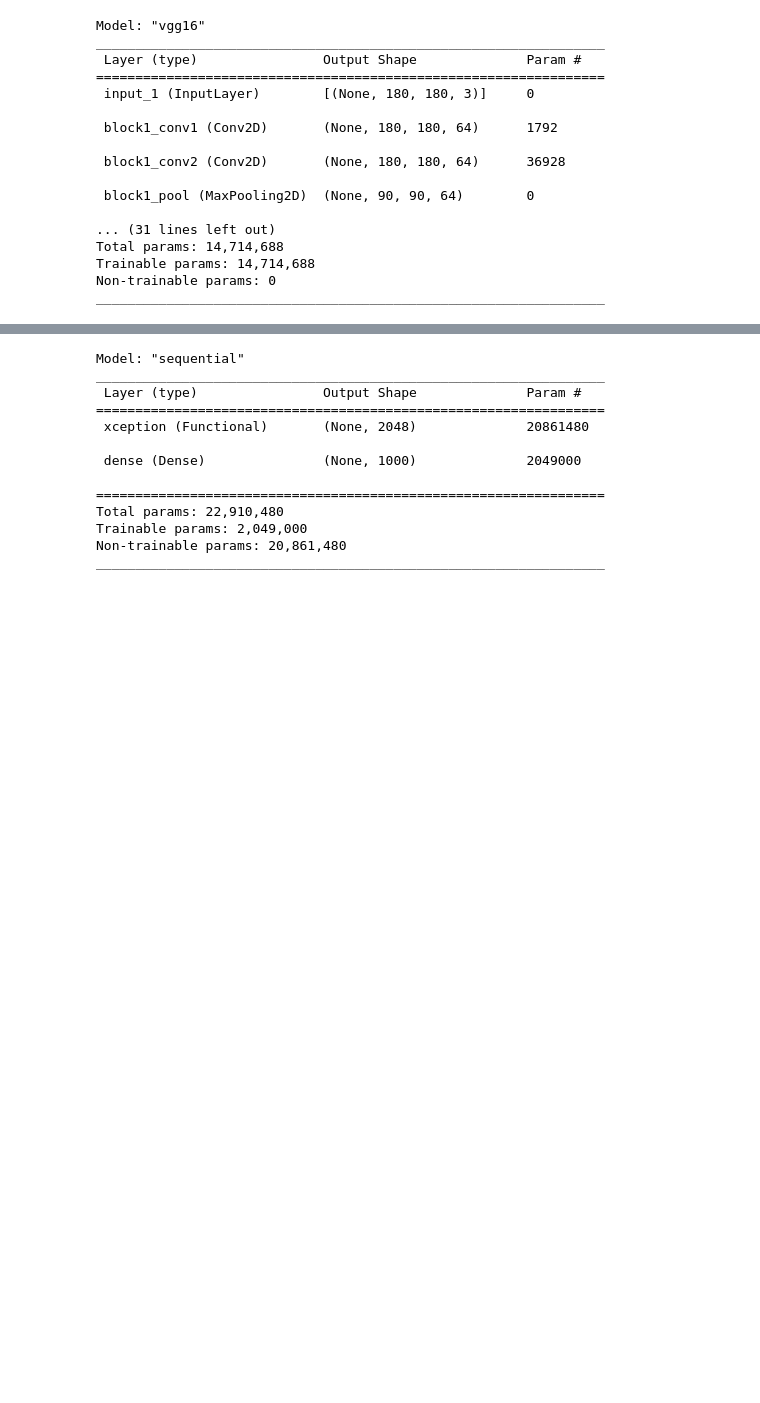
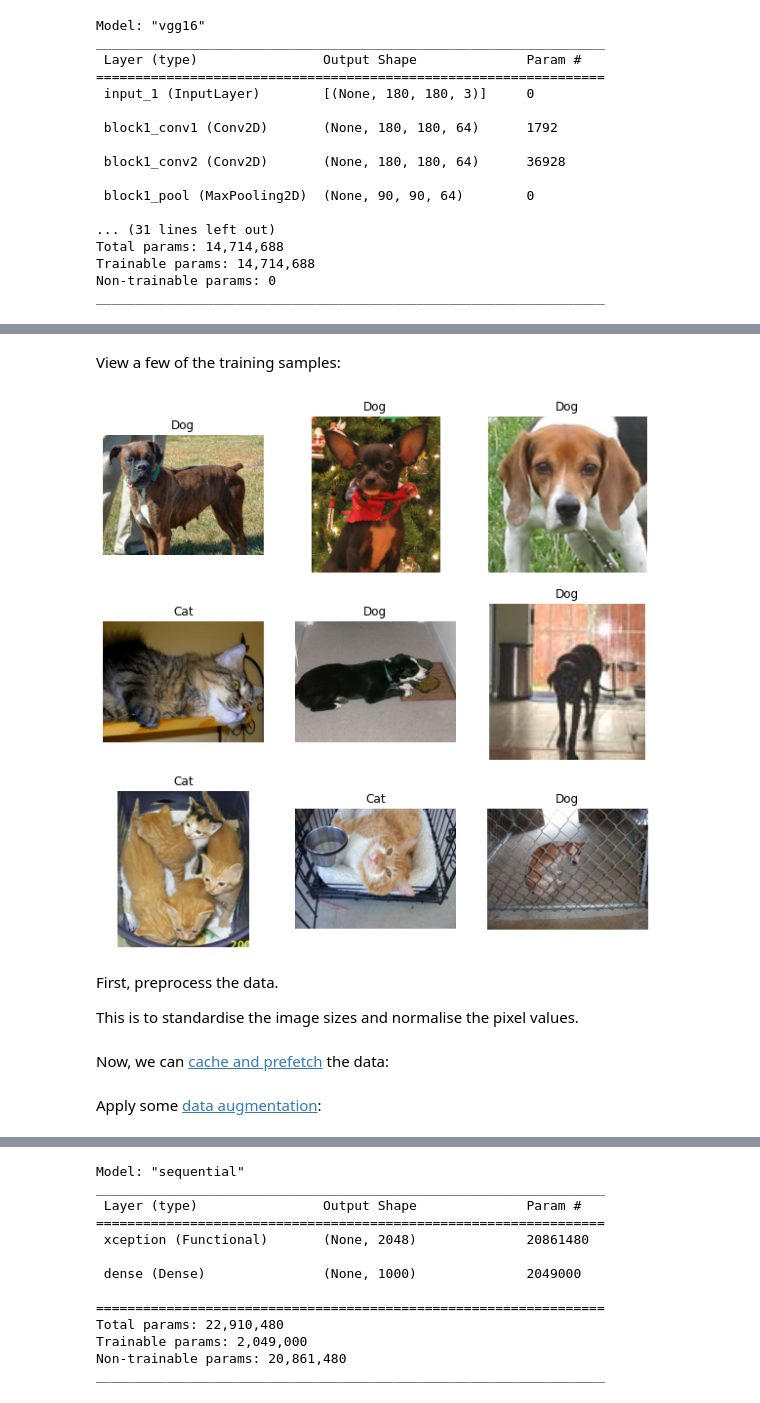
Before and after one commit to lukeconibear/intro_ml, a Jupyter notebook: docs/04_models.ipynb, the cells around one changed output, grey strips where cells are left out. Cells and saved outputs as stored; diff of their text form; code cells hidden in the pictures; blank space fills up the shorter version.

```diff
--- a/docs/04_models.ipynb
+++ b/docs/04_models.ipynb
@@ -114,0 +288,15 @@ import tensorflow as tf
+# %%
+# tfds.disable_progress_bar()
+
+train_ds, validation_ds, test_ds = tfds.load(
+    "cats_vs_dogs",
+    # Reserve 10% for validation and 10% for test
+    split=["train[:40%]", "train[40%:50%]", "train[50%:60%]"],
+    as_supervised=True,  # Include labels
+)
+
+print("Number of training samples: %d" % tf.data.experimental.cardinality(train_ds))
+print(
+    "Number of validation samples: %d" % tf.data.experimental.cardinality(validation_ds)
+)
+print("Number of test samples: %d" % tf.data.experimental.cardinality(test_ds))
@@ -114,0 +313,19 @@ import tensorflow as tf
+# %% [markdown]
+View a few of the training samples:
+# %%
+import matplotlib.pyplot as plt
+
+labels = {0: "Cat", 1: "Dog"}
+
+plt.figure(figsize=(10, 10))
+for i, (image, label) in enumerate(train_ds.take(9)):
+    ax = plt.subplot(3, 3, i + 1)
+    plt.imshow(image)
+    plt.title(labels[int(label)])
+    plt.axis("off")
+# %% [output]
+[figure, added]
+# %% [markdown]
+First, preprocess the data.
+
+This is to standardise the image sizes and normalise the pixel values.
@@ -114,0 +338,2 @@ import tensorflow as tf
+# %% [markdown]
+Now, we can [cache and prefetch](cache_prefetch) the data:
@@ -114,0 +346,2 @@ import tensorflow as tf
+# %% [markdown]
+Apply some [data augmentation](data_augmentation):
```
Also changed, not shown: parts of 38 cells of this notebook, 5 other files.
